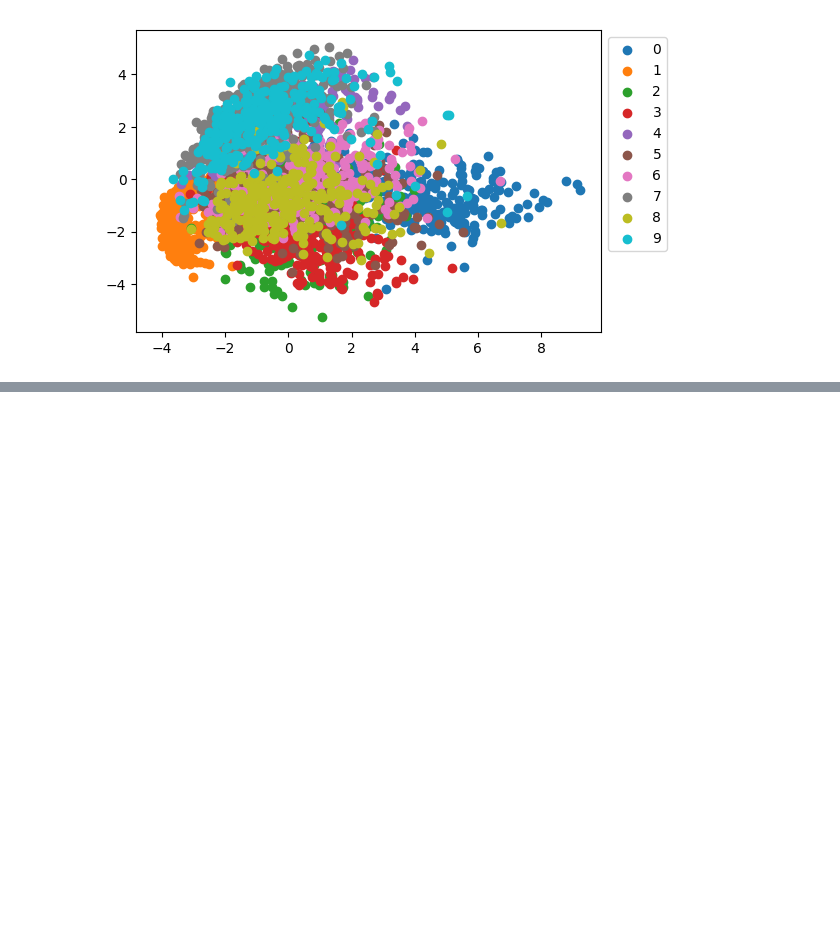
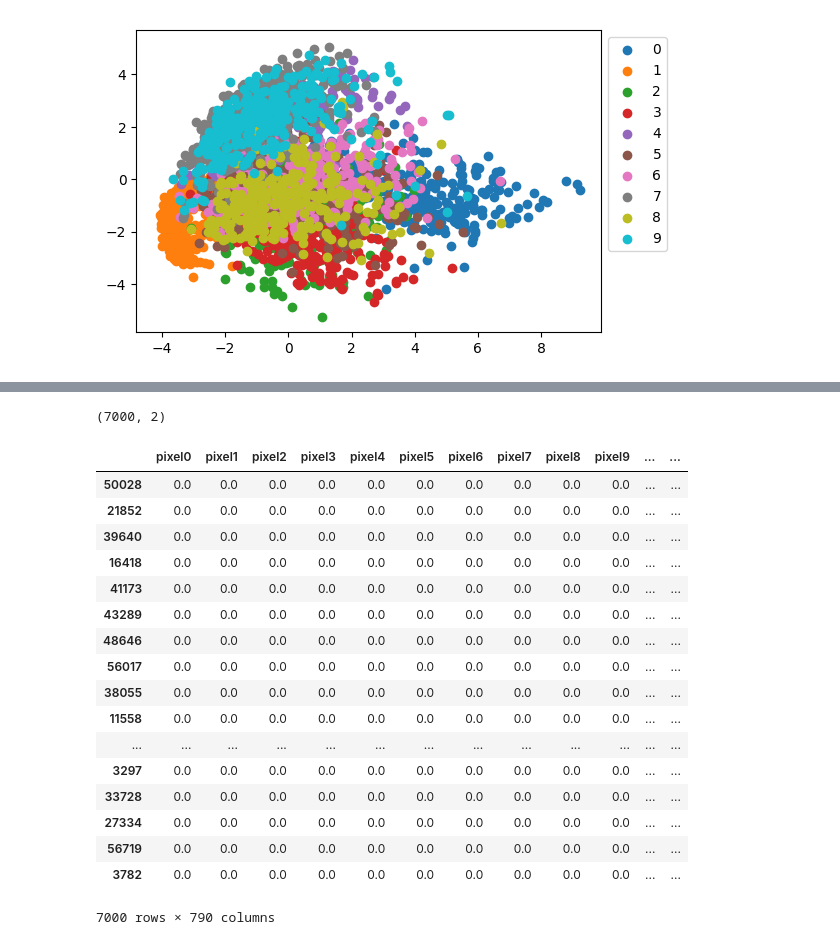
Before and after one commit to ryhryh/NTU-ML2017, a Jupyter notebook: hw5/t-sne tutorial.ipynb, the cells around one changed output, grey strips where cells are left out. Saved outputs shown, nothing was run; the diff lists cells and outputs as text; code cells hidden in the pictures; blank space fills up the shorter version.

```diff
--- a/hw5/t-sne tutorial.ipynb
+++ b/hw5/t-sne tutorial.ipynb
@@ -154,0 +195,28 @@ plt.legend()
+# %%
+tsne_results.shape
+# %% [output]
+(7000, 2)
+# %%
+df_tsne = df.loc[rndperm[:n_sne],:].copy()
+df_tsne['x-tsne'] = tsne_results[:,0]
+df_tsne['y-tsne'] = tsne_results[:,1]
+df_tsne
+# %% [output]
+|  | pixel0 | pixel1 | pixel2 | pixel3 | pixel4 | pixel5 | pixel6 | pixel7 | pixel8 | pixel9 | ... | ... |
+| 50028 | 0.0 | 0.0 | 0.0 | 0.0 | 0.0 | 0.0 | 0.0 | 0.0 | 0.0 | 0.0 | ... | ... |
+| 21852 | 0.0 | 0.0 | 0.0 | 0.0 | 0.0 | 0.0 | 0.0 | 0.0 | 0.0 | 0.0 | ... | ... |
+| 39640 | 0.0 | 0.0 | 0.0 | 0.0 | 0.0 | 0.0 | 0.0 | 0.0 | 0.0 | 0.0 | ... | ... |
+| 16418 | 0.0 | 0.0 | 0.0 | 0.0 | 0.0 | 0.0 | 0.0 | 0.0 | 0.0 | 0.0 | ... | ... |
+| 41173 | 0.0 | 0.0 | 0.0 | 0.0 | 0.0 | 0.0 | 0.0 | 0.0 | 0.0 | 0.0 | ... | ... |
+| 43289 | 0.0 | 0.0 | 0.0 | 0.0 | 0.0 | 0.0 | 0.0 | 0.0 | 0.0 | 0.0 | ... | ... |
+| 48646 | 0.0 | 0.0 | 0.0 | 0.0 | 0.0 | 0.0 | 0.0 | 0.0 | 0.0 | 0.0 | ... | ... |
+| 56017 | 0.0 | 0.0 | 0.0 | 0.0 | 0.0 | 0.0 | 0.0 | 0.0 | 0.0 | 0.0 | ... | ... |
+| 38055 | 0.0 | 0.0 | 0.0 | 0.0 | 0.0 | 0.0 | 0.0 | 0.0 | 0.0 | 0.0 | ... | ... |
+| 11558 | 0.0 | 0.0 | 0.0 | 0.0 | 0.0 | 0.0 | 0.0 | 0.0 | 0.0 | 0.0 | ... | ... |
+| ... | ... | ... | ... | ... | ... | ... | ... | ... | ... | ... | ... | ... |
+| 3297 | 0.0 | 0.0 | 0.0 | 0.0 | 0.0 | 0.0 | 0.0 | 0.0 | 0.0 | 0.0 | ... | ... |
+| 33728 | 0.0 | 0.0 | 0.0 | 0.0 | 0.0 | 0.0 | 0.0 | 0.0 | 0.0 | 0.0 | ... | ... |
+| 27334 | 0.0 | 0.0 | 0.0 | 0.0 | 0.0 | 0.0 | 0.0 | 0.0 | 0.0 | 0.0 | ... | ... |
+| 56719 | 0.0 | 0.0 | 0.0 | 0.0 | 0.0 | 0.0 | 0.0 | 0.0 | 0.0 | 0.0 | ... | ... |
+| 3782 | 0.0 | 0.0 | 0.0 | 0.0 | 0.0 | 0.0 | 0.0 | 0.0 | 0.0 | 0.0 | ... | ... |
+7000 rows × 790 columns
```
Also changed, not shown: parts of 14 cells of this notebook.
